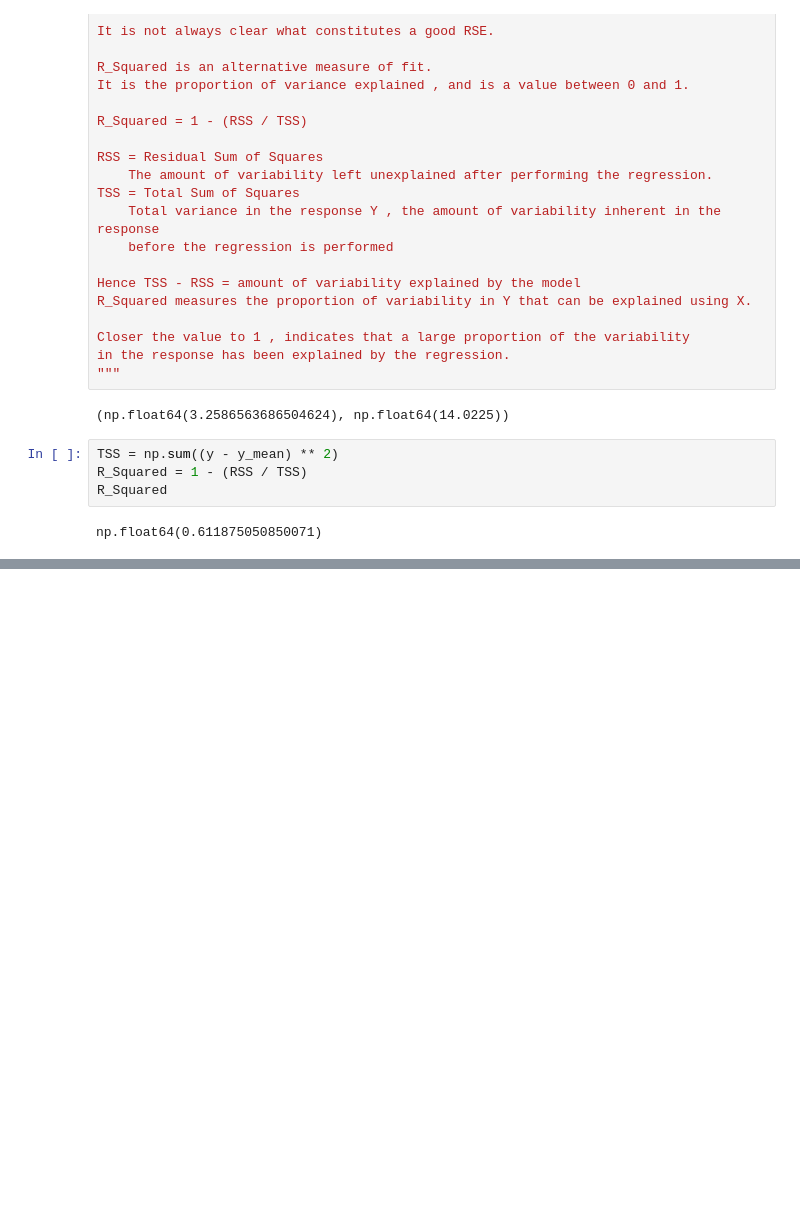
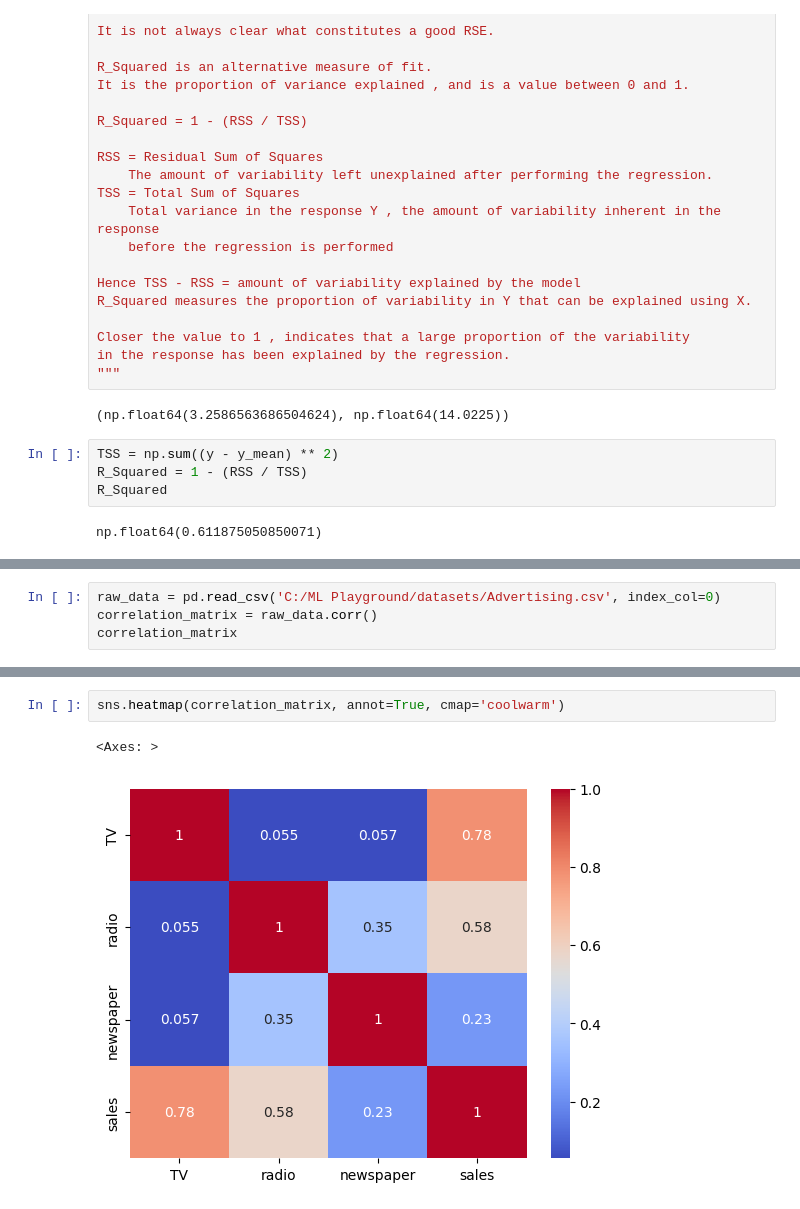
Before and after one commit to shubhambhardwaj98/Playground, a Jupyter notebook: linear_regression/Linear Regression.ipynb, the cells around one changed output, grey strips where cells are left out. Drawn from its saved outputs; the diff is of its cells as text; blank space fills up the shorter version.

```diff
--- a/linear_regression/Linear Regression.ipynb
+++ b/linear_regression/Linear Regression.ipynb
@@ -269,0 +291,4 @@ np.float64(14.0225)
+# %%
+raw_data = pd.read_csv('C:/ML Playground/datasets/Advertising.csv', index_col=0)
+correlation_matrix = raw_data.corr()
+correlation_matrix
@@ -269,0 +301,5 @@ np.float64(14.0225)
+# %%
+sns.heatmap(correlation_matrix, annot=True, cmap='coolwarm')
+# %% [output]
+<Axes: >
+[figure, added]
```
Also changed, not shown: parts of 33 cells of this notebook.
